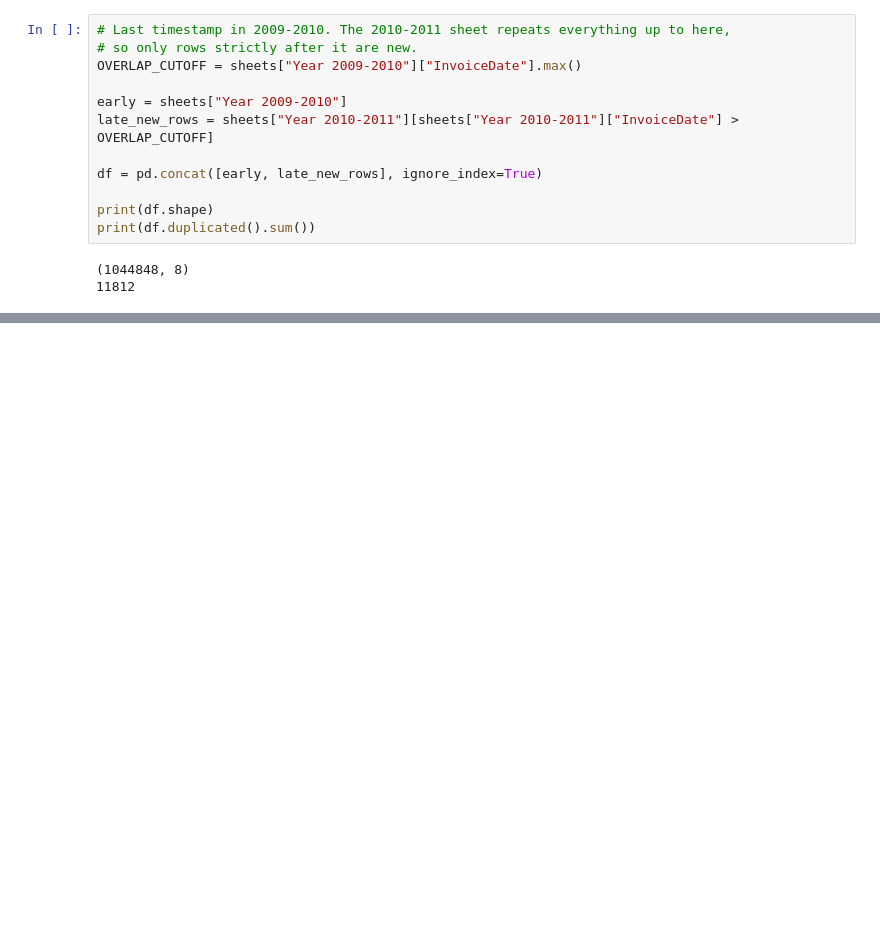
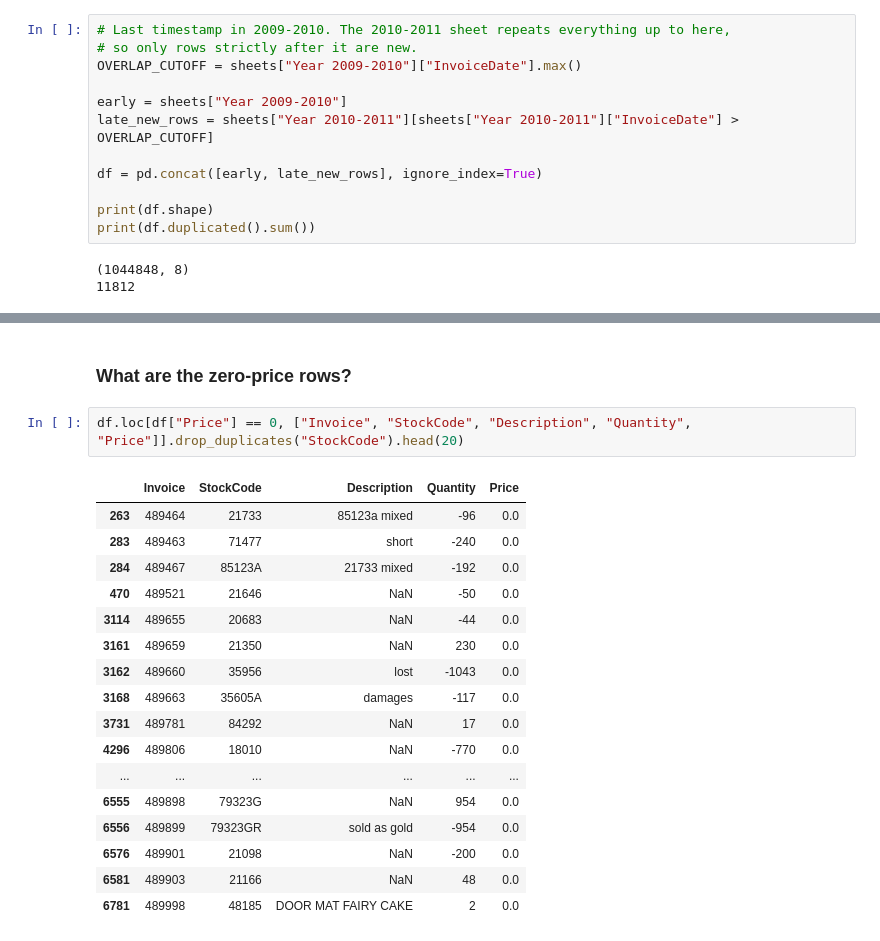
Before and after one commit to ashandx/customer-segmentation-clustering, a Jupyter notebook: notebooks/eda.ipynb, the cells around one changed output, grey strips where cells are left out. Drawn from its saved outputs; the diff is of its cells as text; blank space fills up the shorter version.

```diff
--- a/notebooks/eda.ipynb
+++ b/notebooks/eda.ipynb
@@ -188,0 +292,22 @@ print(df.duplicated().sum())
+# %% [markdown]
+### What are the zero-price rows?
+# %%
+df.loc[df["Price"] == 0, ["Invoice", "StockCode", "Description", "Quantity", "Price"]].drop_duplicates("StockCode").head(20)
+# %% [output]
+|  | Invoice | StockCode | Description | Quantity | Price |
+| 263 | 489464 | 21733 | 85123a mixed | -96 | 0.0 |
+| 283 | 489463 | 71477 | short | -240 | 0.0 |
+| 284 | 489467 | 85123A | 21733 mixed | -192 | 0.0 |
+| 470 | 489521 | 21646 | NaN | -50 | 0.0 |
+| 3114 | 489655 | 20683 | NaN | -44 | 0.0 |
+| 3161 | 489659 | 21350 | NaN | 230 | 0.0 |
+| 3162 | 489660 | 35956 | lost | -1043 | 0.0 |
+| 3168 | 489663 | 35605A | damages | -117 | 0.0 |
+| 3731 | 489781 | 84292 | NaN | 17 | 0.0 |
+| 4296 | 489806 | 18010 | NaN | -770 | 0.0 |
+| ... | ... | ... | ... | ... | ... |
+| 6555 | 489898 | 79323G | NaN | 954 | 0.0 |
+| 6556 | 489899 | 79323GR | sold as gold | -954 | 0.0 |
+| 6576 | 489901 | 21098 | NaN | -200 | 0.0 |
+| 6581 | 489903 | 21166 | NaN | 48 | 0.0 |
+| 6781 | 489998 | 48185 | DOOR MAT FAIRY CAKE | 2 | 0.0 |
```
Also changed, not shown: parts of 41 cells of this notebook.
